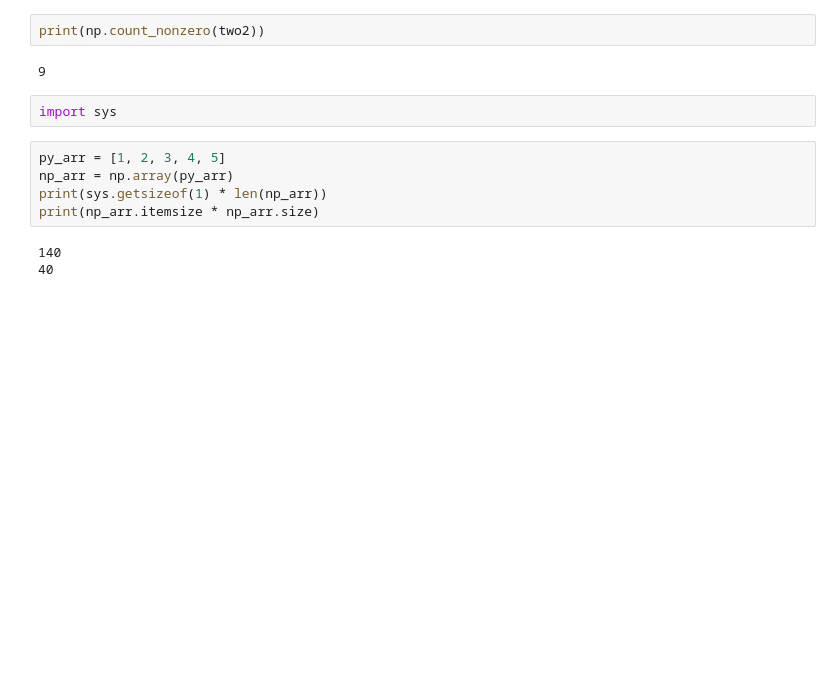
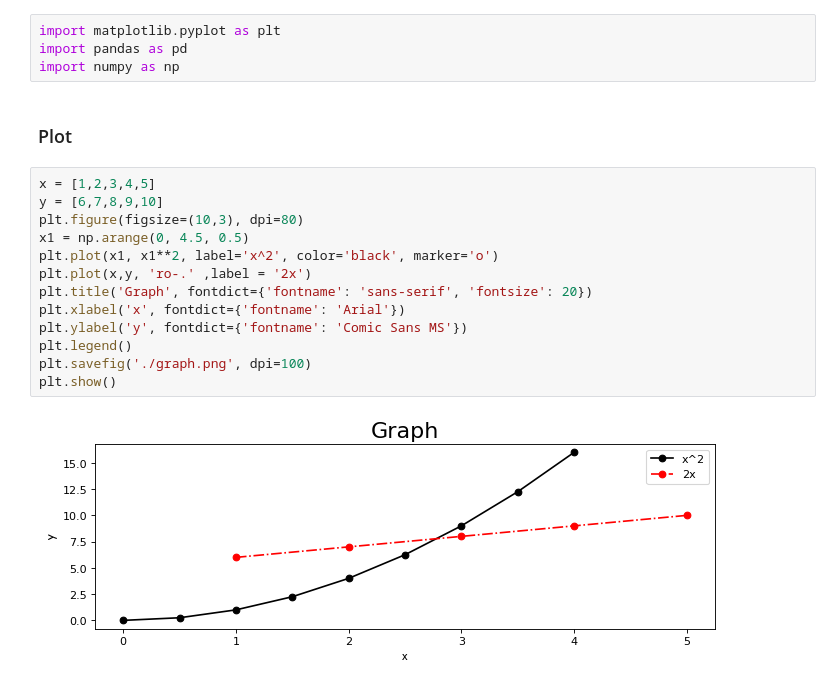
Before and after one commit to GithubwithDavid/Noxus, a Jupyter notebook: AI/PyCharm & Pandas/Project.ipynb, the cells around one changed output. Saved outputs shown, nothing was run; the diff lists cells and outputs as text; blank space fills up the shorter version.

```diff
--- a/AI/PyCharm & Pandas/Project.ipynb
+++ b/AI/PyCharm & Pandas/Project.ipynb
@@ -131,14 +1,21 @@ print(two // two2)
-# %%
-print(np.count_nonzero(two2))
-# %% [output]
-9
-# %%
-import sys
-# %%
-py_arr = [1, 2, 3, 4, 5]
-np_arr = np.array(py_arr)
-print(sys.getsizeof(1) * len(np_arr))
-print(np_arr.itemsize * np_arr.size)
-# %% [output]
-140
-40
+# %%
+import matplotlib.pyplot as plt
+import pandas as pd
+import numpy as np
+# %% [markdown]
+### Plot
+# %%
+x = [1,2,3,4,5]
+y = [6,7,8,9,10]
+plt.figure(figsize=(10,3), dpi=80)
+x1 = np.arange(0, 4.5, 0.5)
+plt.plot(x1, x1**2, label='x^2', color='black', marker='o')
+plt.plot(x,y, 'ro-.' ,label = '2x')
+plt.title('Graph', fontdict={'fontname': 'sans-serif', 'fontsize': 20})
+plt.xlabel('x', fontdict={'fontname': 'Arial'})
+plt.ylabel('y', fontdict={'fontname': 'Comic Sans MS'})
+plt.legend()
+plt.savefig('./graph.png', dpi=100)
+plt.show()
+# %% [output]
+[figure, added]
```
Also changed, not shown: parts of 40 cells of this notebook, 11 other files.
